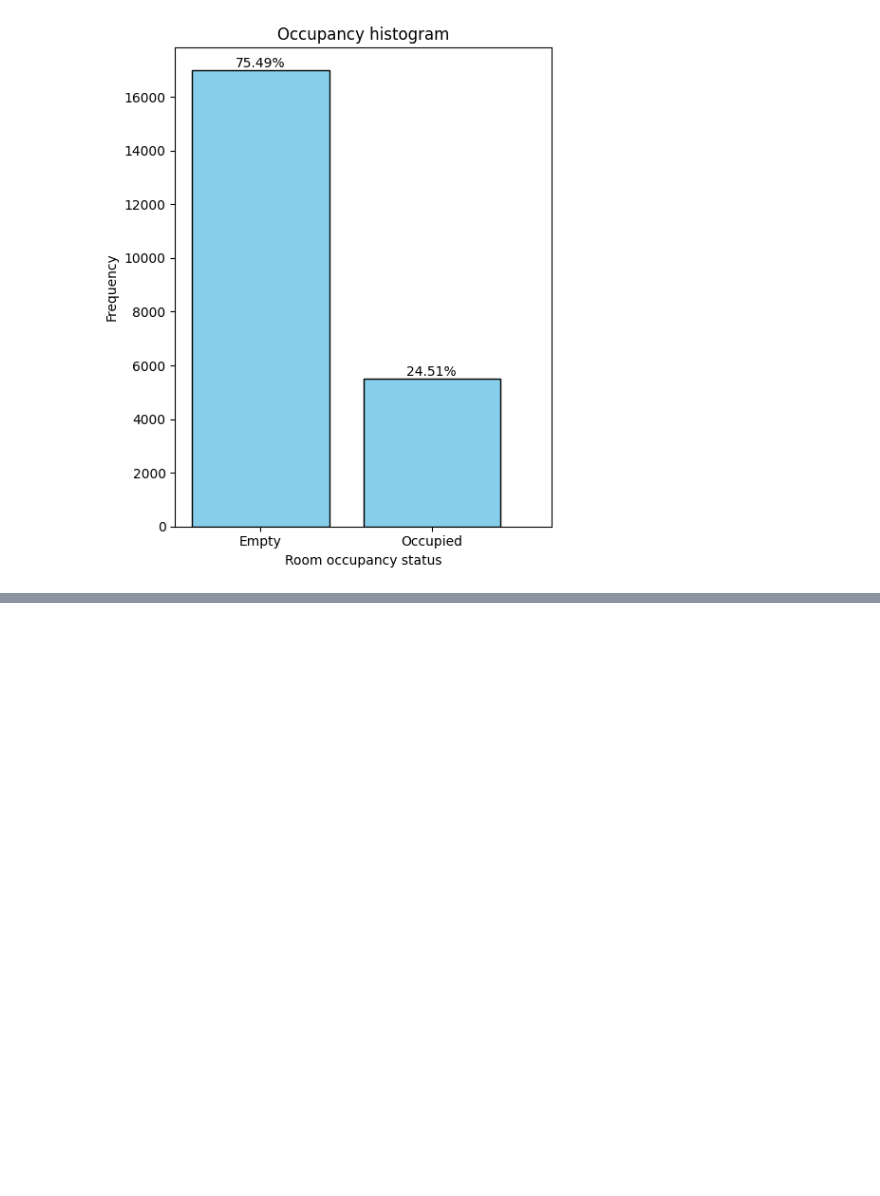
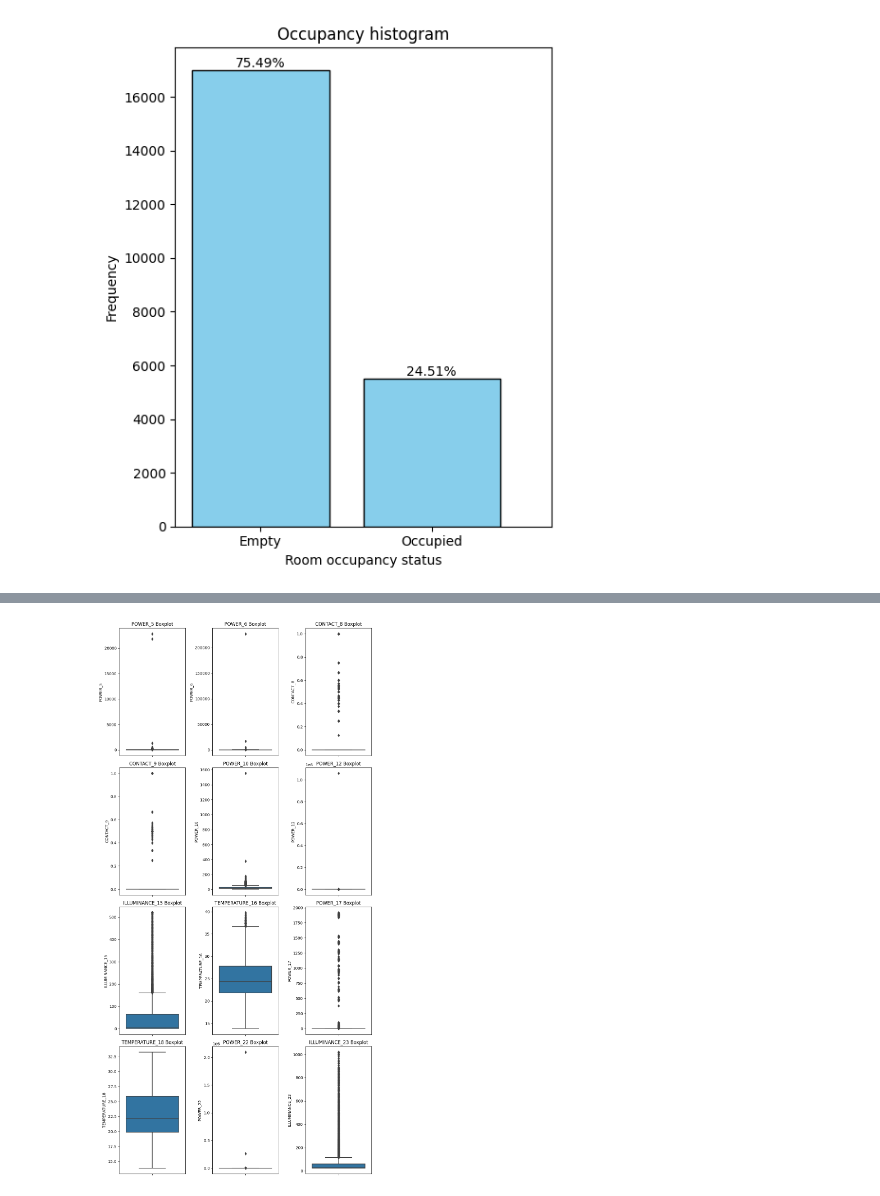
Before and after one commit to MaherDissem/Occupancy-Estimation-ML, a Jupyter notebook: dataset/EDA.ipynb, the cells around one changed output, grey strips where cells are left out. Cells and saved outputs as stored; diff of their text form; code cells hidden in the pictures; blank space fills up the shorter version.

```diff
--- a/dataset/EDA.ipynb
+++ b/dataset/EDA.ipynb
@@ -56,0 +131,14 @@ plt.show()
+# %%
+# boxplots for all features
+plt.figure(figsize=(10, 20))
+i = 0
+for col in df.columns:
+    if col == "OCCUPANCY_14":
+        continue
+    plt.subplot(4, 3, i+1)
+    sns.boxplot(y=col, data=df)
+    plt.title(f"{col} Boxplot")
+    i += 1
+plt.tight_layout()
+# %% [output]
+[figure, added]
```
Also changed, not shown: parts of 11 cells of this notebook.
